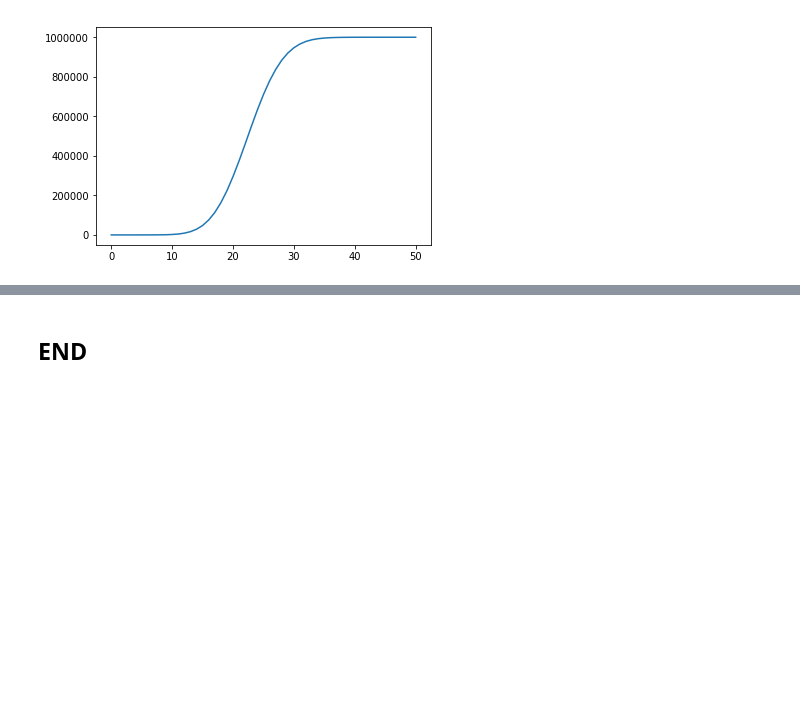
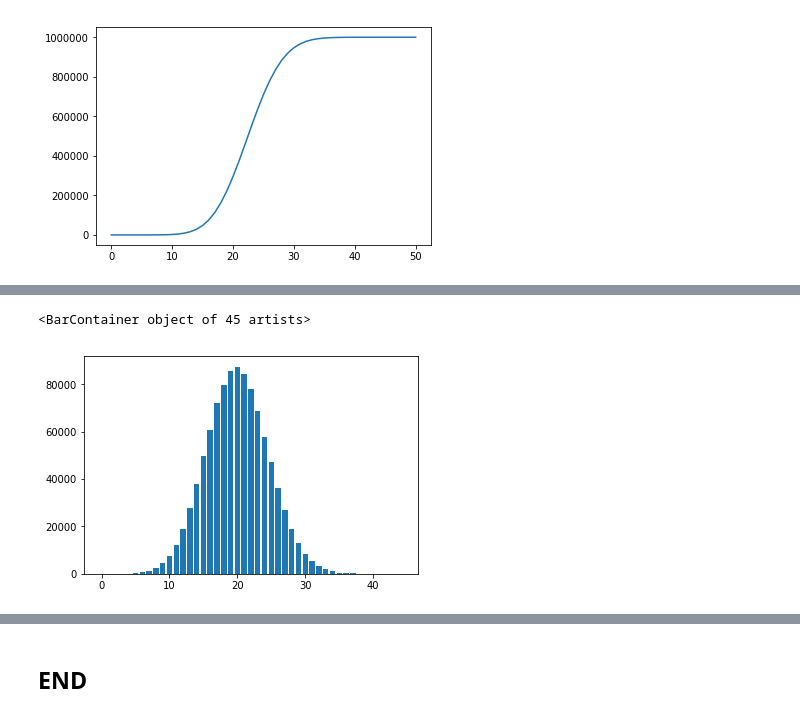
Before and after one commit to yongduek/ieml, a Jupyter notebook: notebooks/random_sample_generation.ipynb, the cells around one changed output, grey strips where cells are left out. Cells and saved outputs as stored; diff of their text form; code cells hidden in the pictures; blank space fills up the shorter version.

```diff
--- a/notebooks/random_sample_generation.ipynb
+++ b/notebooks/random_sample_generation.ipynb
@@ -255,0 +278,5 @@ h= plt.plot (cdf)
+# %%
+plt.bar (x=range(len(hist)), height=hist.values())
+# %% [output]
+<BarContainer object of 45 artists>
+[figure, added]
```
Also changed, not shown: parts of 10 cells of this notebook.
